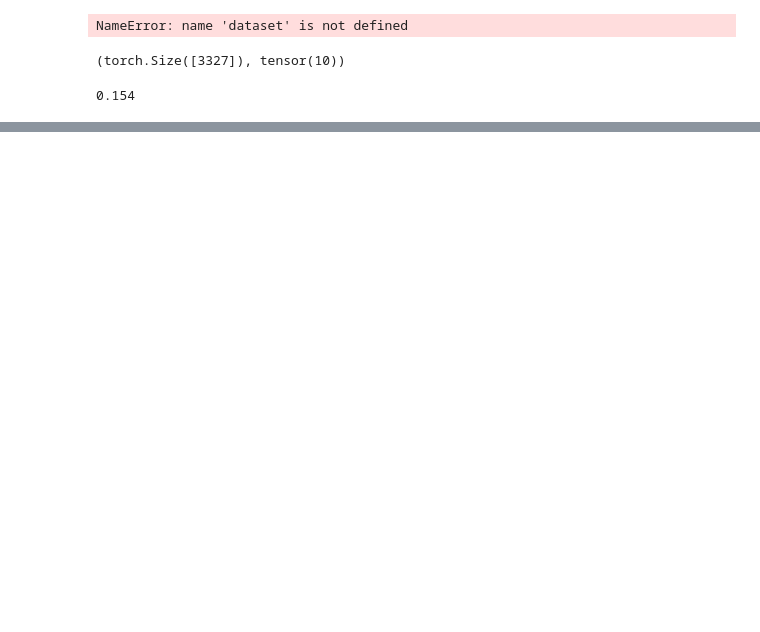
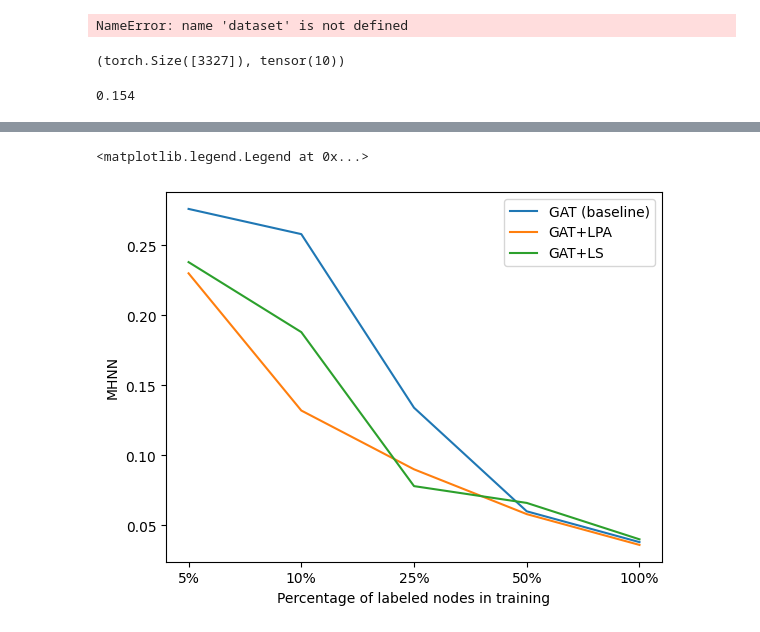
Before and after one commit to yashgupta-7/10708-project, a Jupyter notebook: src/gcnlpa.ipynb, the cells around one changed output, grey strips where cells are left out. Cells and saved outputs as stored; diff of their text form; code cells hidden in the pictures; blank space fills up the shorter version.

```diff
--- a/src/gcnlpa.ipynb
+++ b/src/gcnlpa.ipynb
@@ -192,0 +439,20 @@ sample_unlab_mask.shape, sample_unlab_mask.sum()
+# %%
+cora_gat = [0.276,0.258,0.134,0.06,0.038]
+cora_gat_lpa = [0.23,0.132,0.09,0.058,0.036]
+cora_gcn = [0.324,0.16,0.074,0.054,0.04]
+cora_gcn_lpa = [0.322,0.156,0.074,0.056,0.04]
+cora_gat_ls = [0.238,0.188,0.078,0.066,0.04]
+cora_gcn_ls = [0.226,0.172,0.108,0.066,0.044]
+# %%
+x = ["5%", "10%", "25%", "50%", "100%"]
+# %%
+plt.plot(x,cora_gat, label="GAT (baseline)")
+plt.plot(x,cora_gat_lpa, label="GAT+LPA")
+plt.plot(x,cora_gat_ls, label="GAT+LS")
+
+plt.xlabel("Percentage of labeled nodes in training")
+plt.ylabel("MHNN")
+plt.legend()
+# %% [output]
+<matplotlib.legend.Legend at 0x...>
+[figure, added]
```
Also changed, not shown: parts of 69 cells of this notebook, 30 other files.
